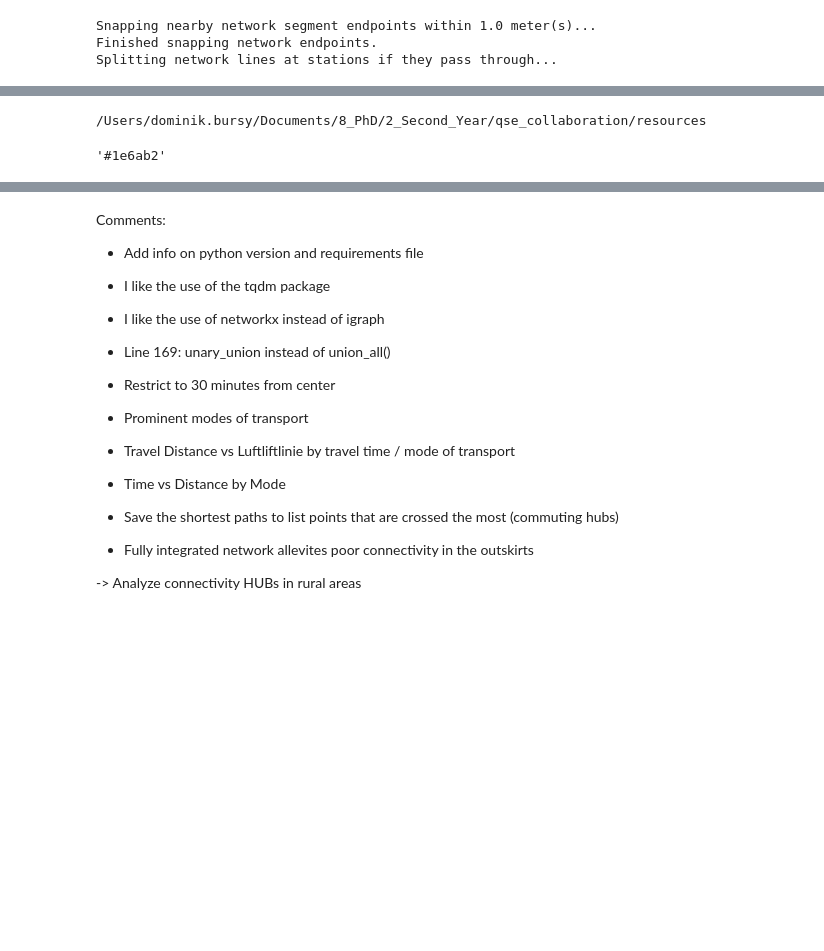
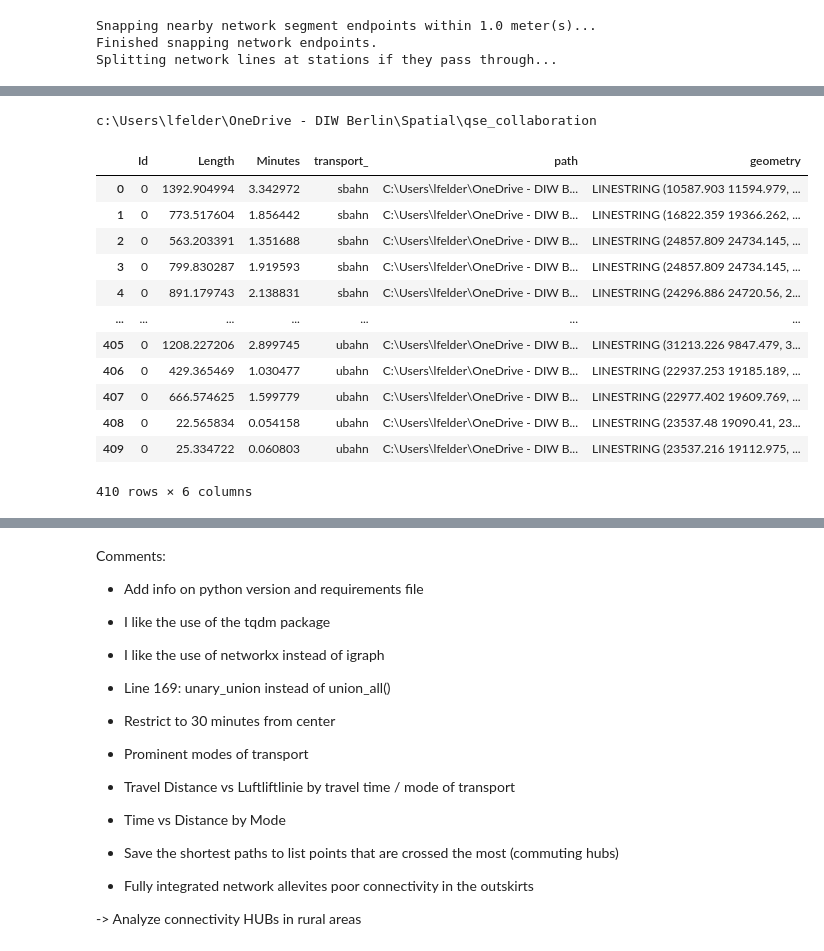
Before and after one commit to dbursy/qse_collaboration, a Jupyter notebook: experiments/TT_Matrix.ipynb, the cells around one changed output, grey strips where cells are left out. Drawn from its saved outputs; the diff is of its cells as text; code cells hidden in the pictures; blank space fills up the shorter version.

```diff
--- a/experiments/TT_Matrix.ipynb
+++ b/experiments/TT_Matrix.ipynb
@@ -382,23 +375,37 @@ Max:  147.00
 ROOT_FOLDER = str(Path().absolute().parent)
 print(ROOT_FOLDER)
 
-block_file = f'{ROOT_FOLDER}/ARSW2015-toolkit-main/shapefile/Berlin4matlab.shp'
+block_file = f'{ROOT_FOLDER}/resources/ARSW2015-toolkit-main/shapefile/Berlin4matlab.shp'
 
 # --- Block centroids ---
 gdf_berlin = gpd.read_file(block_file).to_crs(3035)
 # %% [output]
-/Users/dominik.bursy/Documents/8_PhD/2_Second_Year/qse_collaboration/resources
+c:\Users\lfelder\OneDrive - DIW Berlin\Spatial\qse_collaboration
 # %%
 gdf_berlin_network = gpd.read_file(network_path)
 # %%
-gdf_berlin_water = gpd.read_file(f'{ROOT_FOLDER}/ARSW2015-toolkit-main/shapefile/BerlinWater.shp').to_crs(3035)
-gdf_berlin_green = gpd.read_file(f'{ROOT_FOLDER}/ARSW2015-toolkit-main/shapefile/BerlinGreen.shp').to_crs(3035)
+gdf_berlin_water = gpd.read_file(f'{ROOT_FOLDER}/resources/ARSW2015-toolkit-main/shapefile/BerlinWater.shp').to_crs(3035)
+gdf_berlin_green = gpd.read_file(f'{ROOT_FOLDER}/resources/ARSW2015-toolkit-main/shapefile/BerlinGreen.shp').to_crs(3035)
 
 # [30, 106, 178]  # U-Bahn
 # [0, 114, 56]    # S-Bahn
 # #%02x%02x%02x' % (30, 106, 178)
-# %% [output]
-'#1e6ab2'
+# %%
+gdf_berlin_network
+# %% [output]
+|  | Id | Length | Minutes | transport_ | path | geometry |
+| 0 | 0 | 1392.904994 | 3.342972 | sbahn | C:\Users\lfelder\OneDrive - DIW B... | LINESTRING (10587.903 11594.979, ... |
+| 1 | 0 | 773.517604 | 1.856442 | sbahn | C:\Users\lfelder\OneDrive - DIW B... | LINESTRING (16822.359 19366.262, ... |
+| 2 | 0 | 563.203391 | 1.351688 | sbahn | C:\Users\lfelder\OneDrive - DIW B... | LINESTRING (24857.809 24734.145, ... |
+| 3 | 0 | 799.830287 | 1.919593 | sbahn | C:\Users\lfelder\OneDrive - DIW B... | LINESTRING (24857.809 24734.145, ... |
+| 4 | 0 | 891.179743 | 2.138831 | sbahn | C:\Users\lfelder\OneDrive - DIW B... | LINESTRING (24296.886 24720.56, 2... |
+| ... | ... | ... | ... | ... | ... | ... |
+| 405 | 0 | 1208.227206 | 2.899745 | ubahn | C:\Users\lfelder\OneDrive - DIW B... | LINESTRING (31213.226 9847.479, 3... |
+| 406 | 0 | 429.365469 | 1.030477 | ubahn | C:\Users\lfelder\OneDrive - DIW B... | LINESTRING (22937.253 19185.189, ... |
+| 407 | 0 | 666.574625 | 1.599779 | ubahn | C:\Users\lfelder\OneDrive - DIW B... | LINESTRING (22977.402 19609.769, ... |
+| 408 | 0 | 22.565834 | 0.054158 | ubahn | C:\Users\lfelder\OneDrive - DIW B... | LINESTRING (23537.48 19090.41, 23... |
+| 409 | 0 | 25.334722 | 0.060803 | ubahn | C:\Users\lfelder\OneDrive - DIW B... | LINESTRING (23537.216 19112.975, ... |
+410 rows × 6 columns
 # %%
 points = gpd.read_file(points_out_path)
 points['mean_time_'] = points['mean_time_'].round()
```
Also changed, not shown: parts of 9 cells of this notebook, 2 other files.
